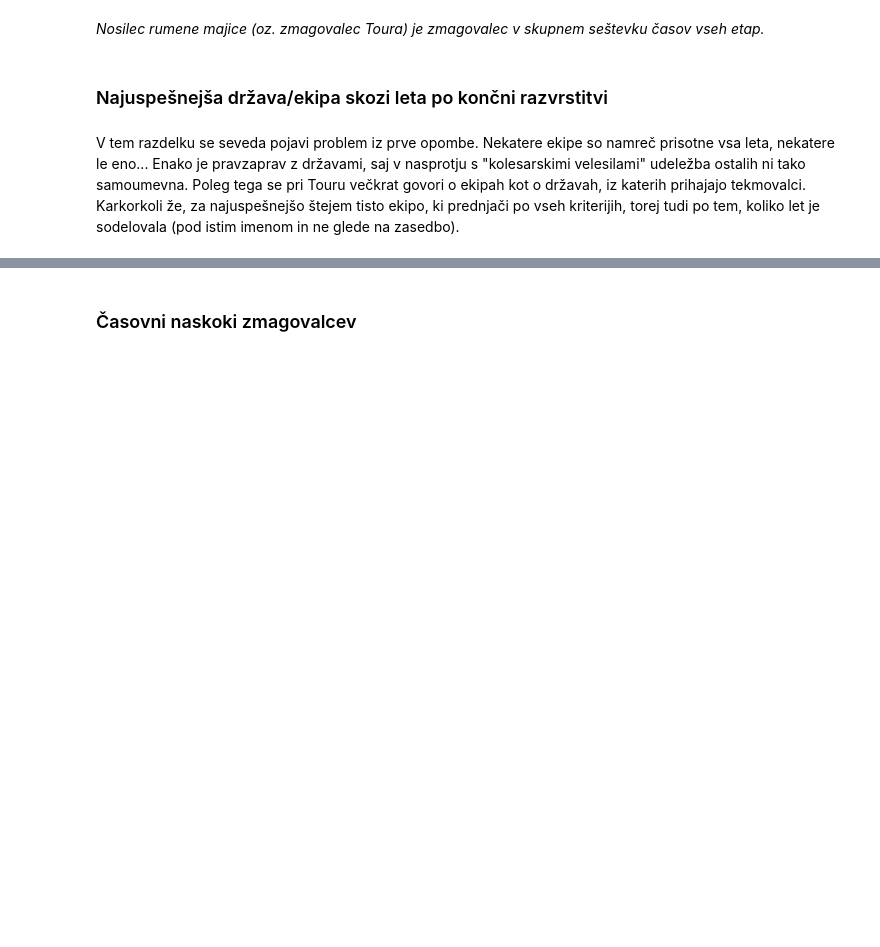
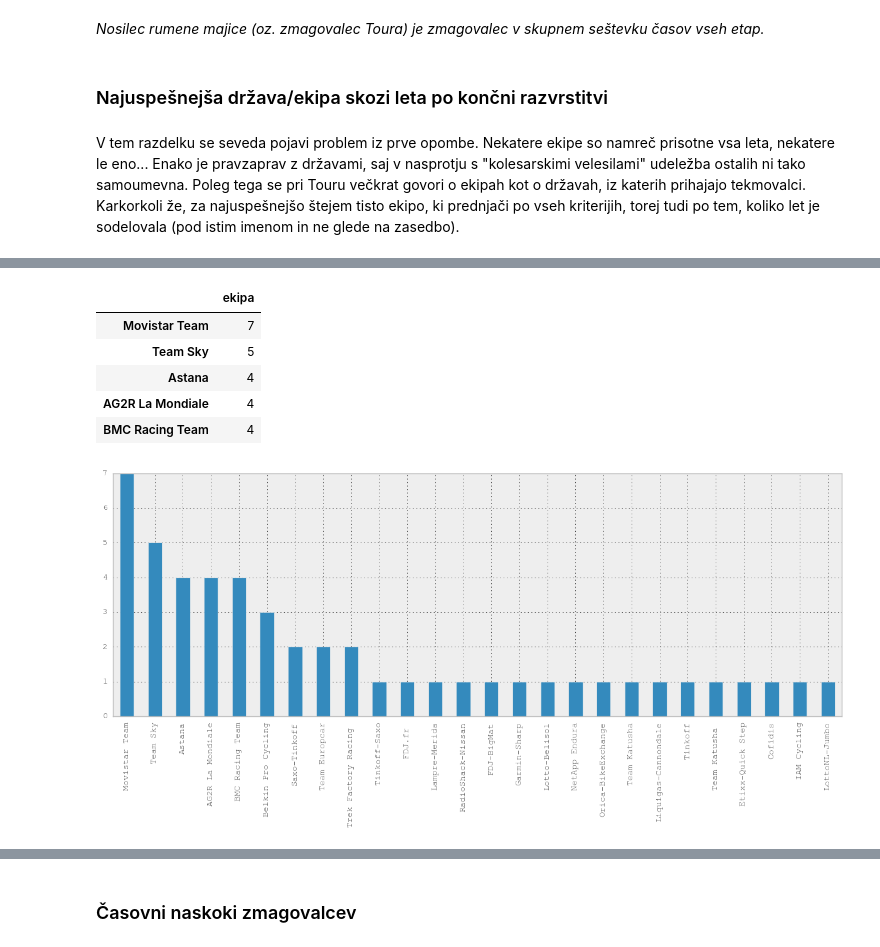
Before and after one commit to aeTS/Projekt-PRO1, a Jupyter notebook: Projekt_analiza_Tour.ipynb, the cells around one changed output, grey strips where cells are left out. Drawn from its saved outputs; the diff is of its cells as text; code cells hidden in the pictures; blank space fills up the shorter version.

```diff
--- a/Projekt_analiza_Tour.ipynb
+++ b/Projekt_analiza_Tour.ipynb
@@ -55,2 +78,11 @@ najekipe = drzave10[drzave10.mesto == 1]
 # %%
-a = pd.DataFrame(ekipe10['ekipa'])
+ekipe10['ekipa'].value_counts().plot(kind='bar')
+pd.DataFrame(ekipe10['ekipa'].value_counts())[:5]
+# %% [output]
+|  | ekipa |
+| Movistar Team | 7 |
+| Team Sky | 5 |
+| Astana | 4 |
+| AG2R La Mondiale | 4 |
+| BMC Racing Team | 4 |
+[figure, added]
```
Also changed, not shown: parts of 13 cells of this notebook.
